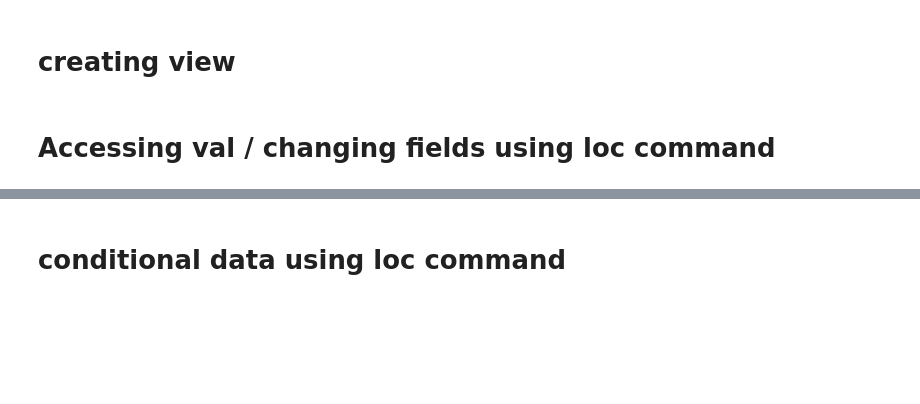
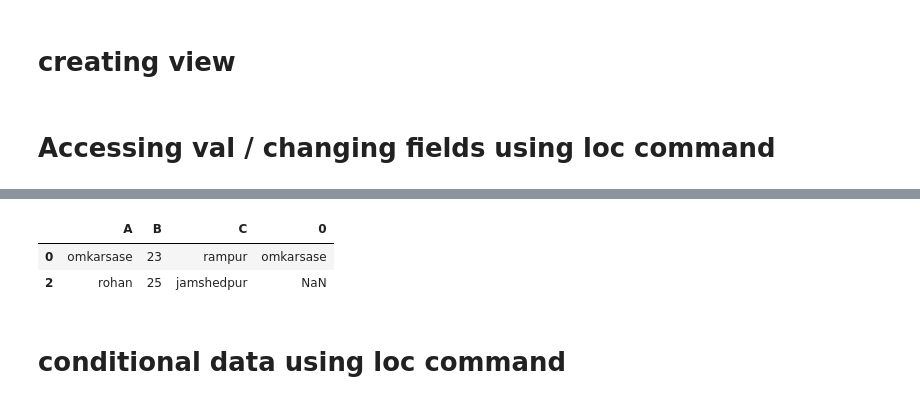
Before and after one commit to 21omkarsase/python, a Jupyter notebook: Python_Libraries/pandas/dataframe.ipynb, the cells around one changed output, grey strips where cells are left out. Saved outputs shown, nothing was run; the diff lists cells and outputs as text; code cells hidden in the pictures; blank space fills up the shorter version.

```diff
--- a/Python_Libraries/pandas/dataframe.ipynb
+++ b/Python_Libraries/pandas/dataframe.ipynb
@@ -252,8 +288,12 @@ df.head()
 # %%
 #creating view using loc command
 df.loc[[1,2],['A','C','B']] #FOR SELECTED ROWS AND COLS
 df.loc[:,['A','B']]         #FOR SELECTED COLS WITH ALL ROWS
-df.loc[[0,1],:]
+df.loc[[0,2],:]
+# %% [output]
+|  | A | B | C | 0 |
+| 0 | omkarsase | 23 | rampur | omkarsase |
+| 2 | rohan | 25 | jamshedpur | NaN |
 # %% [markdown]
 # conditional data using loc command
 # %%
```
Also changed, not shown: parts of 13 cells of this notebook, 27 other files.
